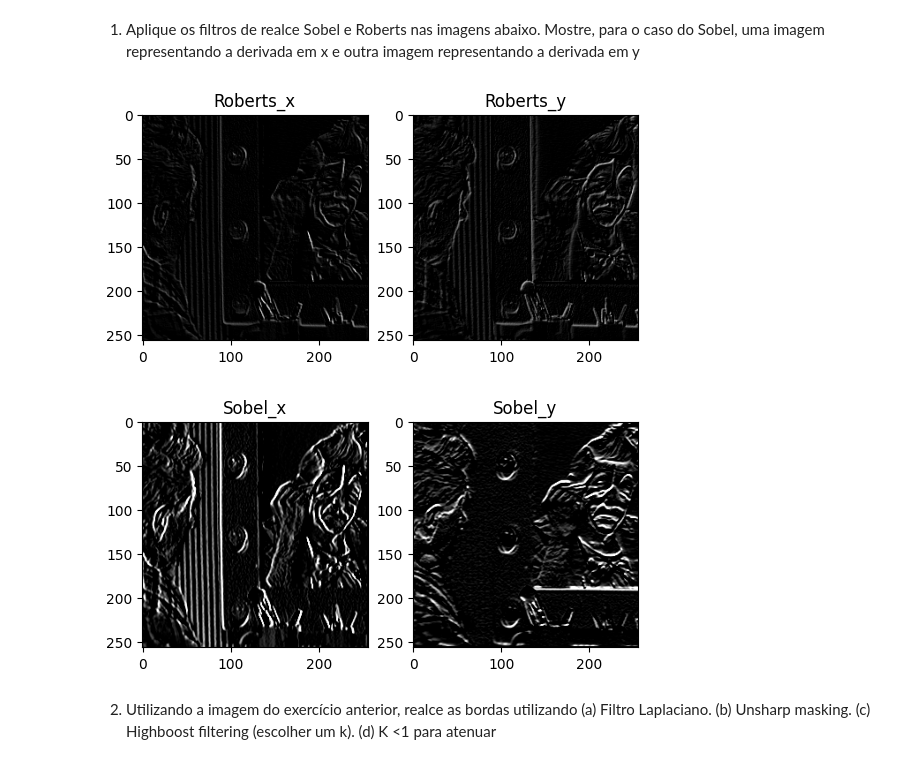
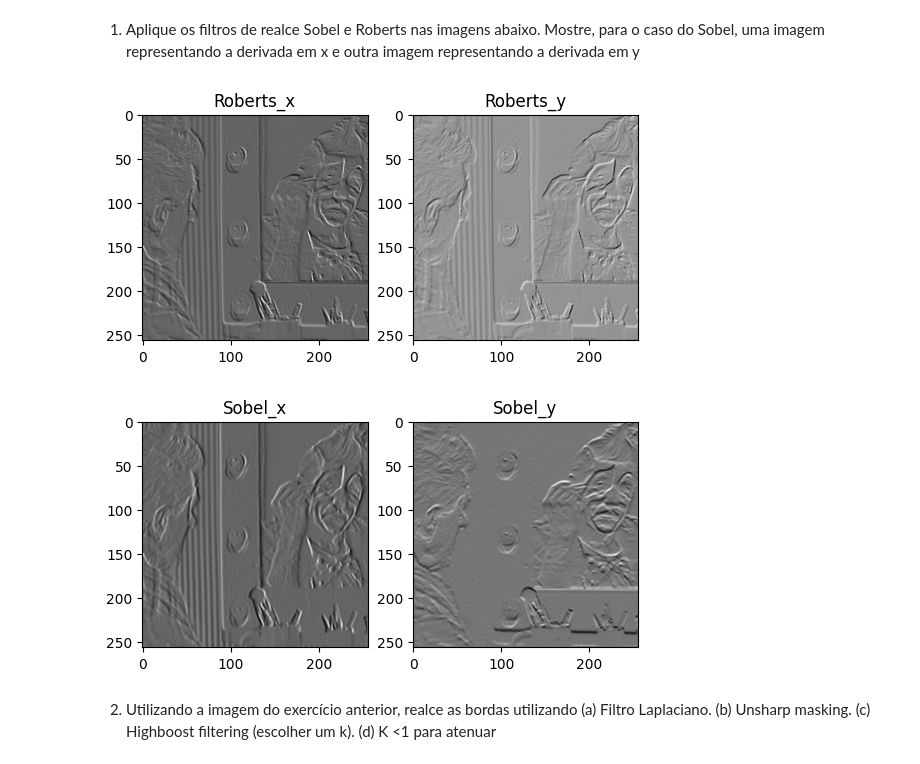
Before and after one commit to NicNaves/gsi058_t1_nicolasnaves, a Jupyter notebook: Lab05 - High pass filtering/Lab05.ipynb, the cells around one changed output. Saved outputs shown, nothing was run; the diff lists cells and outputs as text; code cells hidden in the pictures.

```diff
--- a/Lab05 - High pass filtering/Lab05.ipynb
+++ b/Lab05 - High pass filtering/Lab05.ipynb
@@ -13,39 +13,39 @@ import numpy as np
 # code here
 img1 = cv2.imread("cln1.png", cv2.IMREAD_GRAYSCALE)
 
 
 # Aplicar filtro Roberts
 Roberts_x = np.array([[0, 1],[ -1, 0]])
 Roberts_y = np.array([[ 1, 0],[ 0, -1]])
 
 
-imgr_x = cv2.filter2D(img1, -1, Roberts_x)
-imgr_y = cv2.filter2D(img1, -1, Roberts_y)
+imgr_x = cv2.filter2D(img1, cv2.CV_64F, Roberts_x)
+imgr_y = cv2.filter2D(img1, cv2.CV_64F, Roberts_y)
 
 # Mostrar imagens resultantes
 plt.subplot(1, 2, 1), plt.imshow(imgr_x, cmap='gray')
 plt.title('Roberts_x'),
 plt.subplot(1, 2, 2), plt.imshow(imgr_y, cmap='gray')
 plt.title('Roberts_y'),
 plt.show()
 
 
 # Aplicar filtro Sobel
 Sobel_x = np.array([[-1, 0, 1],[-2, 0, 2],[-1, 0, 1]])
 Sobel_y = np.array([[-1, -2, -1],[0, 0, 0],[1, 2, 1]])
 
-imgs_x = cv2.filter2D(img1, -1, Sobel_x)
-imgs_y = cv2.filter2D(img1, -1, Sobel_y)
+imgs_x = cv2.filter2D(img1, cv2.CV_64F, Sobel_x)
+imgs_y = cv2.filter2D(img1, cv2.CV_64F, Sobel_y)
 
 # Mostrar imagens resultantes
 plt.subplot(1, 2, 1), plt.imshow(imgs_x, cmap='gray')
 plt.title('Sobel_x'),
 plt.subplot(1, 2, 2), plt.imshow(imgs_y, cmap='gray')
 plt.title('Sobel_y'),
 plt.show()
 # %% [output]
-[figure, old version]
+[figure, new version]
-[figure, old version]
+[figure, new version]
 # %% [markdown]
 2) Utilizando a imagem do exercício anterior, realce as bordas utilizando (a) Filtro Laplaciano. (b) Unsharp masking. (c) Highboost filtering (escolher um k). (d) K <1 para atenuar
 # %%
```
Also changed, not shown: parts of 2 cells of this notebook, 5 other files.
